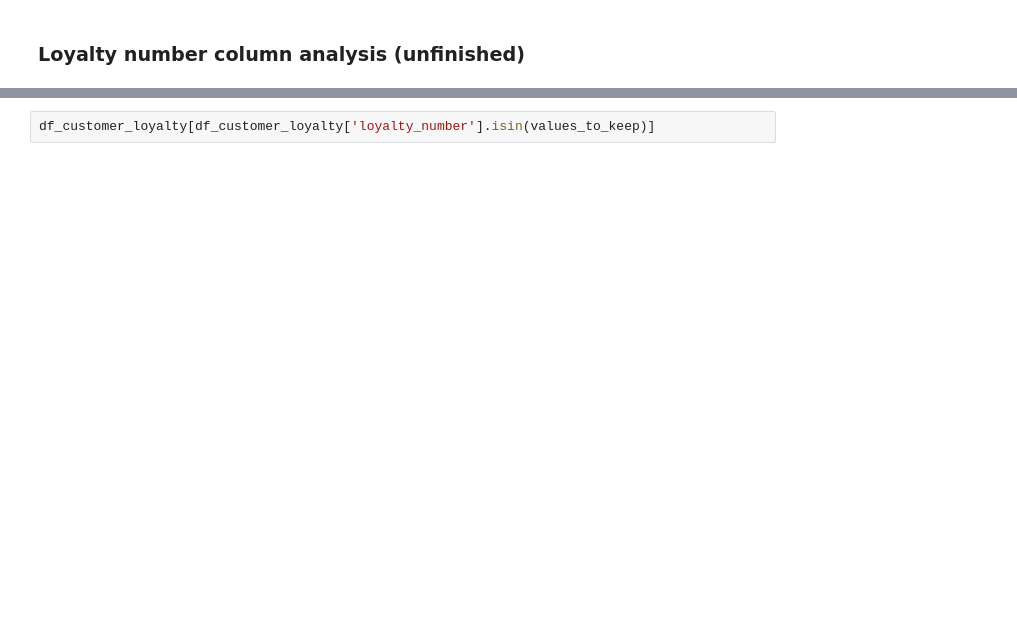
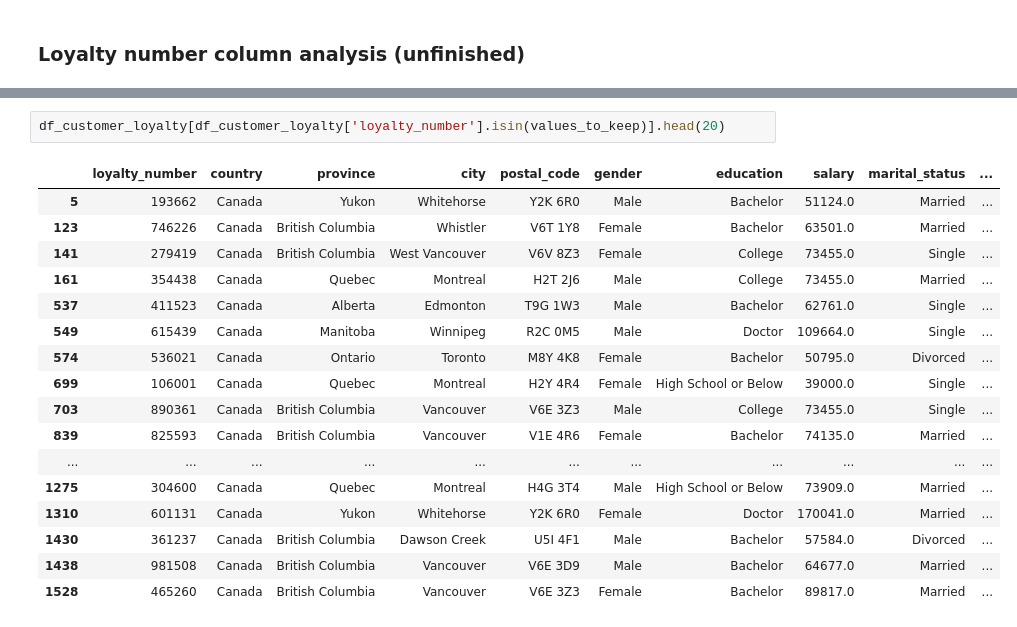
Before and after one commit to Adalab/bda-modulo-3-evaluacion-final-carla-caracola, a Jupyter notebook: 01_exploration_and_clean_up.ipynb, the cells around one changed output, grey strips where cells are left out. Drawn from its saved outputs; the diff is of its cells as text; blank space fills up the shorter version.

```diff
--- a/01_exploration_and_clean_up.ipynb
+++ b/01_exploration_and_clean_up.ipynb
@@ -418,2 +562,20 @@ filtered_df.head(20)
 # %%
-df_customer_loyalty[df_customer_loyalty['loyalty_number'].isin(values_to_keep)]
+df_customer_loyalty[df_customer_loyalty['loyalty_number'].isin(values_to_keep)].head(20)
+# %% [output]
+|  | loyalty_number | country | province | city | postal_code | gender | education | salary | marital_status | ... |
+| 5 | 193662 | Canada | Yukon | Whitehorse | Y2K 6R0 | Male | Bachelor | 51124.0 | Married | ... |
+| 123 | 746226 | Canada | British Columbia | Whistler | V6T 1Y8 | Female | Bachelor | 63501.0 | Married | ... |
+| 141 | 279419 | Canada | British Columbia | West Vancouver | V6V 8Z3 | Female | College | 73455.0 | Single | ... |
+| 161 | 354438 | Canada | Quebec | Montreal | H2T 2J6 | Male | College | 73455.0 | Married | ... |
+| 537 | 411523 | Canada | Alberta | Edmonton | T9G 1W3 | Male | Bachelor | 62761.0 | Single | ... |
+| 549 | 615439 | Canada | Manitoba | Winnipeg | R2C 0M5 | Male | Doctor | 109664.0 | Single | ... |
+| 574 | 536021 | Canada | Ontario | Toronto | M8Y 4K8 | Female | Bachelor | 50795.0 | Divorced | ... |
+| 699 | 106001 | Canada | Quebec | Montreal | H2Y 4R4 | Female | High School or Below | 39000.0 | Single | ... |
+| 703 | 890361 | Canada | British Columbia | Vancouver | V6E 3Z3 | Male | College | 73455.0 | Single | ... |
+| 839 | 825593 | Canada | British Columbia | Vancouver | V1E 4R6 | Female | Bachelor | 74135.0 | Married | ... |
+| ... | ... | ... | ... | ... | ... | ... | ... | ... | ... | ... |
+| 1275 | 304600 | Canada | Quebec | Montreal | H4G 3T4 | Male | High School or Below | 73909.0 | Married | ... |
+| 1310 | 601131 | Canada | Yukon | Whitehorse | Y2K 6R0 | Female | Doctor | 170041.0 | Married | ... |
+| 1430 | 361237 | Canada | British Columbia | Dawson Creek | U5I 4F1 | Male | Bachelor | 57584.0 | Divorced | ... |
+| 1438 | 981508 | Canada | British Columbia | Vancouver | V6E 3D9 | Male | Bachelor | 64677.0 | Married | ... |
+| 1528 | 465260 | Canada | British Columbia | Vancouver | V6E 3Z3 | Female | Bachelor | 89817.0 | Married | ... |
```
Also changed, not shown: parts of 6 cells of this notebook, 2 other files.
